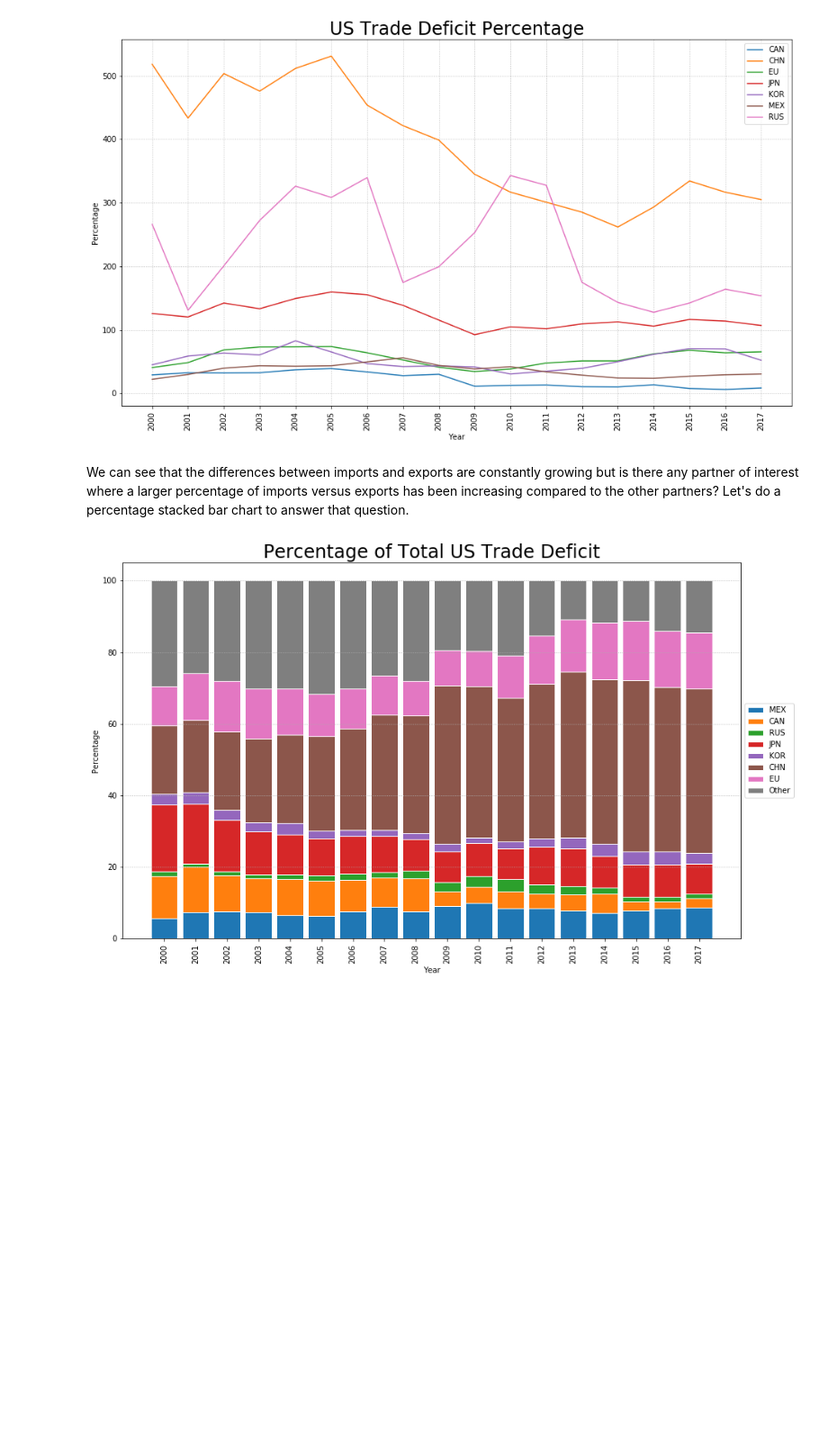
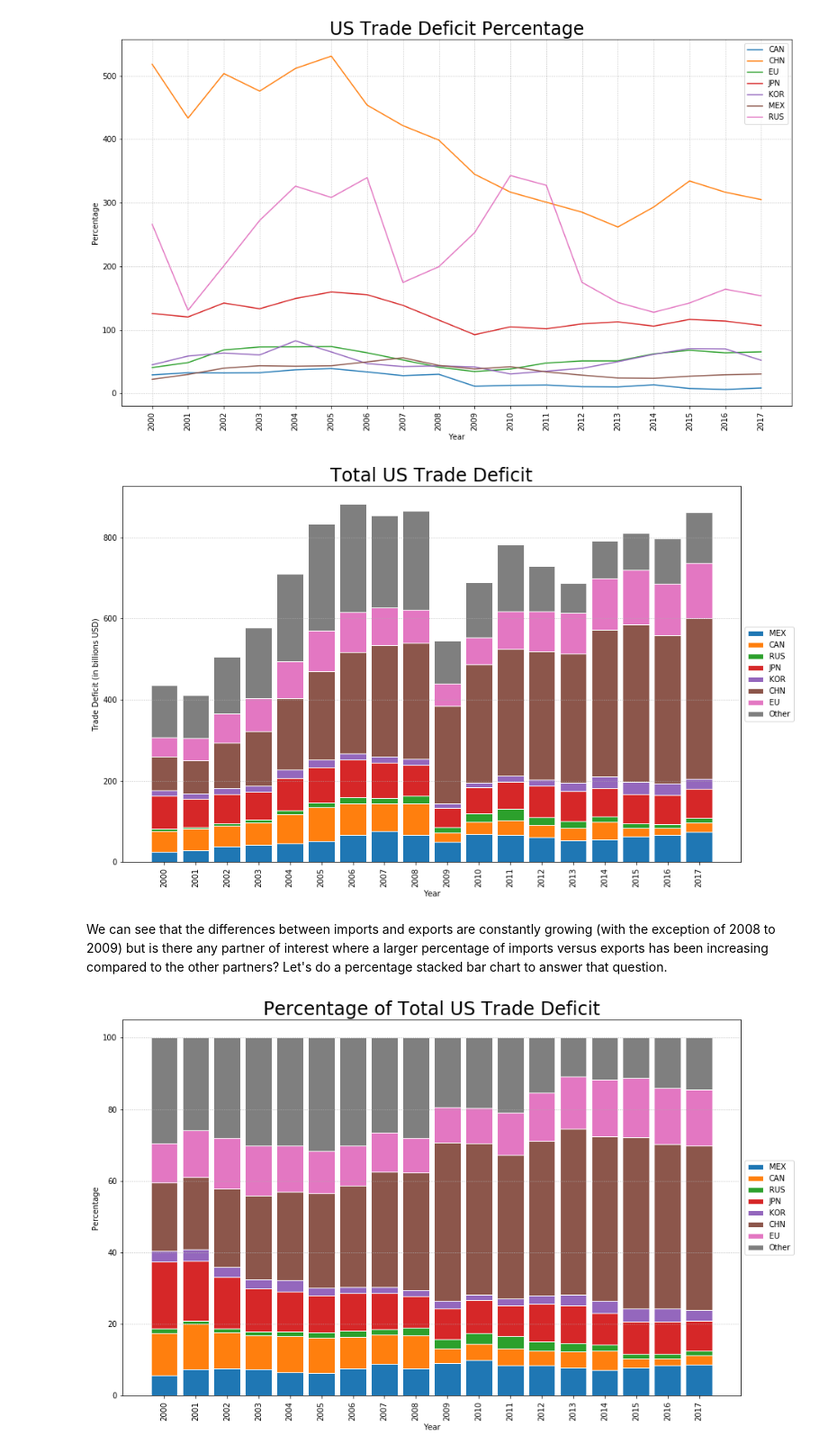
Before and after one commit to marks6i/project-one, a Jupyter notebook: Analysis_1/Difference_and_Scale.ipynb, the cells around one changed output. Shown at 90% size. Saved outputs shown, nothing was run; the diff lists cells and outputs as text; code cells hidden in the pictures; blank space fills up the shorter version.

Commit message:
Added a Total Deficit stacked bar chart

```diff
--- a/Analysis_1/Difference_and_Scale.ipynb
+++ b/Analysis_1/Difference_and_Scale.ipynb
@@ -141,5 +144,36 @@ plt.show()
+# %%
+# plot
+barWidth = 0.85
+
+bottom_list = [0.0  for year in year_list]
+
+fig_diff_stacked, ax_diff_stacked = plt.subplots(figsize=(16,9))
+
+ax_diff_stacked.grid(linestyle=':',axis='y')
+
+for partner in another_partner_list:
+    partner_df = data_df[data_df.Partner == partner]
+    ax_diff_stacked.bar(year_list, partner_df['Difference'], bottom=bottom_list,
+                        edgecolor='white', width=barWidth, label=partner)
+    bottom_list = [i+j for i,j in zip(bottom_list, partner_df['Difference'])]
+
+# Shrink current axis by 10%
+box = ax_diff_stacked.get_position()
+ax_diff_stacked.set_position([box.x0, box.y0, box.width * 0.9, box.height])
+
+# Put a legend to the right of the current axis
+ax_diff_stacked.legend(loc='center left', bbox_to_anchor=(1, 0.5))
+
+# Custom x axis
+plt.xticks(year_list, rotation=90)
+plt.xlabel("Year")
+plt.title('Total US Trade Deficit', fontsize=24)
+plt.ylabel('Trade Deficit (in billions USD)')
+
+# Show graphic
+plt.show()
+# %% [output]
+[figure, added]
 # %% [markdown]
-We can see that the differences between imports and exports are constantly growing but is there any partner of interest where
-a larger percentage of imports versus exports has been increasing compared to the other partners?  Let's do a percentage
-stacked bar chart to answer that question.
+We can see that the differences between imports and exports are constantly growing (with the exception of 2008 to 2009) but is there any partner of interest where a larger percentage of imports versus exports has been increasing compared to the other partners?  Let's do a percentage stacked bar chart to answer that question.
 # %%
```
Also changed, not shown: parts of 2 cells of this notebook.
